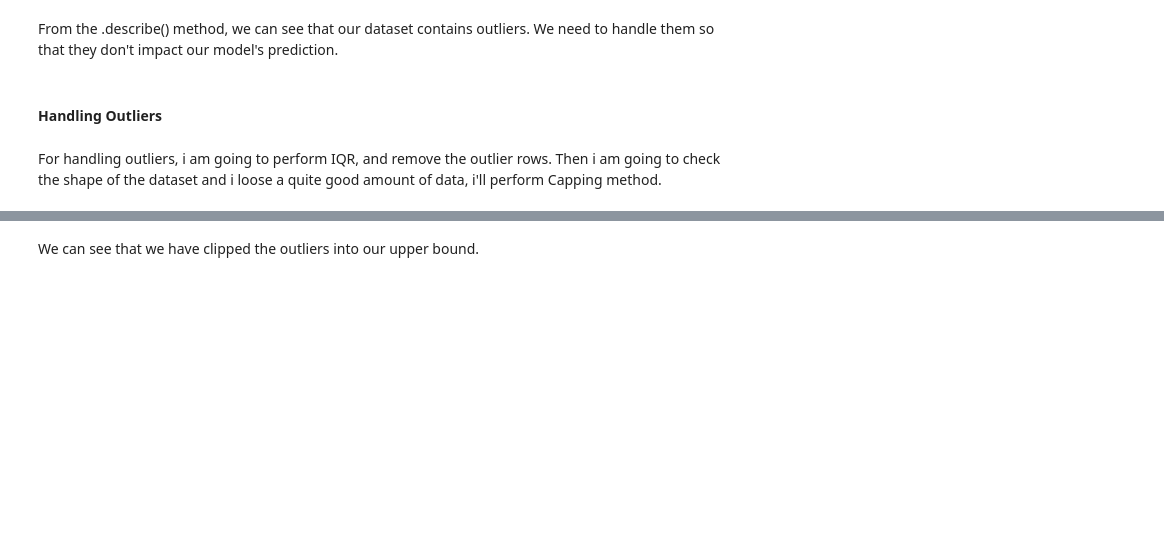
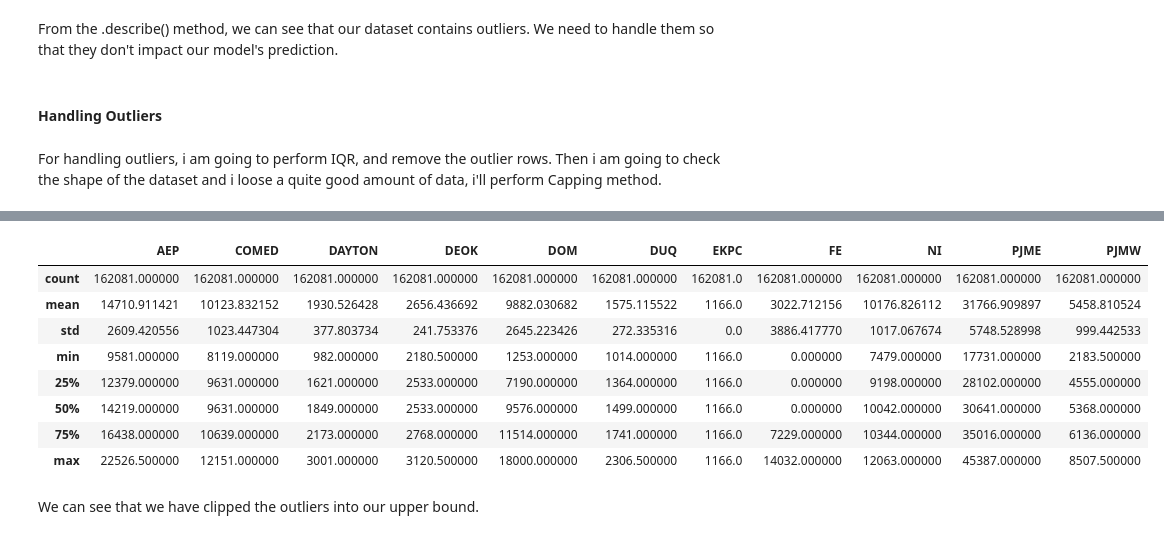
Before and after one commit to Himanshu-2678/Energy-Consumption-Forecasting, a Jupyter notebook: notebooks/1-data_clearning.ipynb, the cells around one changed output, grey strips where cells are left out. Cells and saved outputs as stored; diff of their text form; code cells hidden in the pictures; blank space fills up the shorter version.

```diff
--- a/notebooks/1-data_clearning.ipynb
+++ b/notebooks/1-data_clearning.ipynb
@@ -187,16 +202,13 @@ From the .describe() method, we can see that our dataset contains outliers. We n
 # %% [markdown]
 For handling outliers, i am going to perform IQR, and remove the outlier rows. Then i am going to check the shape of the dataset and i loose a quite good amount of data, i'll perform Capping method.
 # %%
-## calculating IQR
-Q1 = df.quantile(0.25)
-Q3 = df.quantile(0.75)
+features_only = df.columns.difference(['PJM_Load'])
 
+Q1 = df[features_only].quantile(0.25)
+Q3 = df[features_only].quantile(0.75)
 IQR = Q3 - Q1
 
 lower_bound = Q1 - 1.5 * IQR
 upper_bound = Q3 + 1.5 * IQR
 
-## removing outliers based on IQR
-df_outliers = df[~((df < lower_bound) | (df > upper_bound)).any(axis=1)]
-print(f"Original shape: {df.shape}")
-print(f"Shape after removing outliers: {df_outliers.shape}")
+df[features_only] = df[features_only].clip(lower=lower_bound, upper=upper_bound, axis=1)
@@ -223,3 +220,15 @@ df_capped.describe() ## to get the statistical information about the dataset aft
+# %%
+df[features_only].describe()
+# %% [output]
+|  | AEP | COMED | DAYTON | DEOK | DOM | DUQ | EKPC | FE | NI | PJME | PJMW |
+| count | 162081.000000 | 162081.000000 | 162081.000000 | 162081.000000 | 162081.000000 | 162081.000000 | 162081.0 | 162081.000000 | 162081.000000 | 162081.000000 | 162081.000000 |
+| mean | 14710.911421 | 10123.832152 | 1930.526428 | 2656.436692 | 9882.030682 | 1575.115522 | 1166.0 | 3022.712156 | 10176.826112 | 31766.909897 | 5458.810524 |
+| std | 2609.420556 | 1023.447304 | 377.803734 | 241.753376 | 2645.223426 | 272.335316 | 0.0 | 3886.417770 | 1017.067674 | 5748.528998 | 999.442533 |
+| min | 9581.000000 | 8119.000000 | 982.000000 | 2180.500000 | 1253.000000 | 1014.000000 | 1166.0 | 0.000000 | 7479.000000 | 17731.000000 | 2183.500000 |
+| 25% | 12379.000000 | 9631.000000 | 1621.000000 | 2533.000000 | 7190.000000 | 1364.000000 | 1166.0 | 0.000000 | 9198.000000 | 28102.000000 | 4555.000000 |
+| 50% | 14219.000000 | 9631.000000 | 1849.000000 | 2533.000000 | 9576.000000 | 1499.000000 | 1166.0 | 0.000000 | 10042.000000 | 30641.000000 | 5368.000000 |
+| 75% | 16438.000000 | 10639.000000 | 2173.000000 | 2768.000000 | 11514.000000 | 1741.000000 | 1166.0 | 7229.000000 | 10344.000000 | 35016.000000 | 6136.000000 |
+| max | 22526.500000 | 12151.000000 | 3001.000000 | 3120.500000 | 18000.000000 | 2306.500000 | 1166.0 | 14032.000000 | 12063.000000 | 45387.000000 | 8507.500000 |
 # %% [markdown]
 We can see that we have clipped the outliers into our upper bound.
 # %%
```
Also changed, not shown: parts of 16 cells of this notebook, 2 other files.
